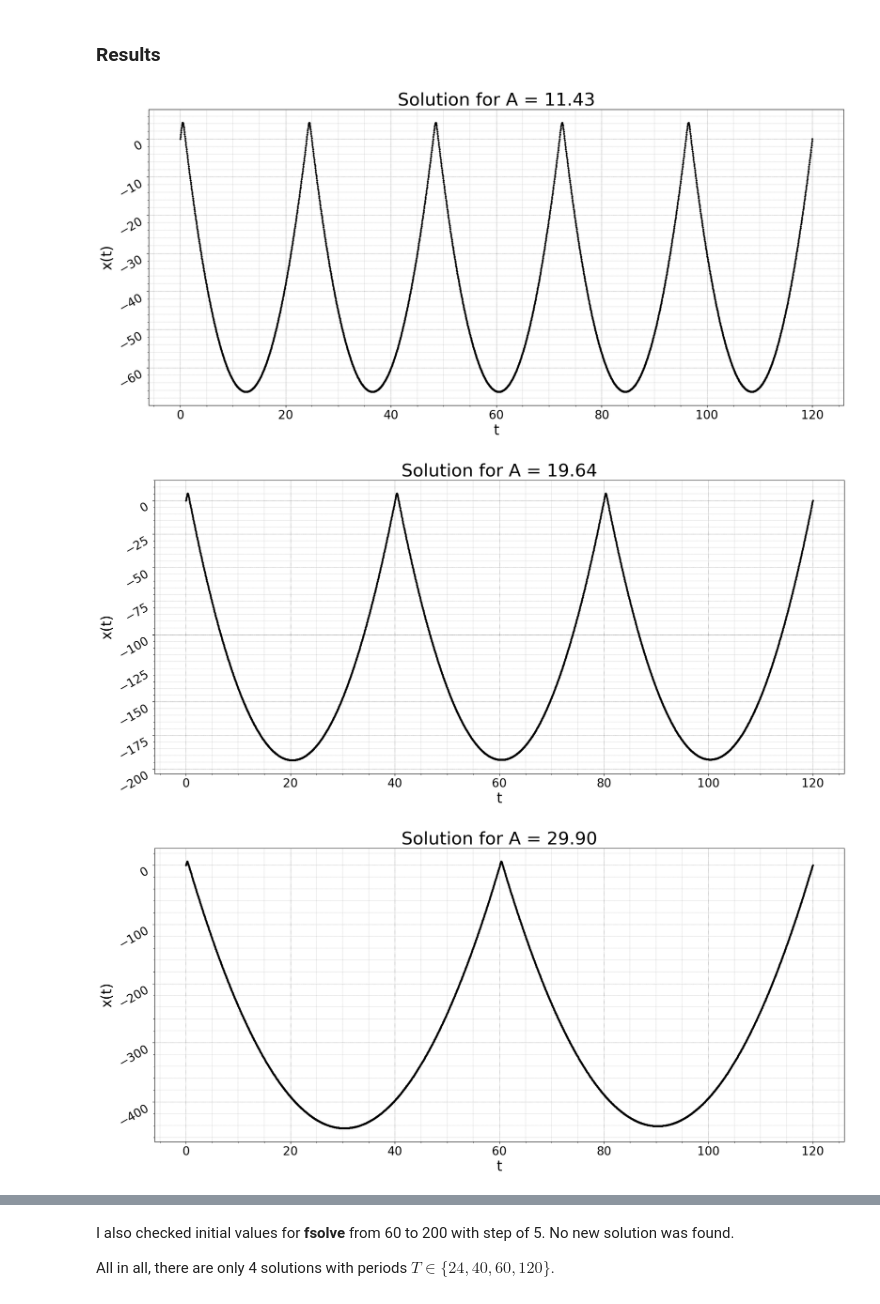
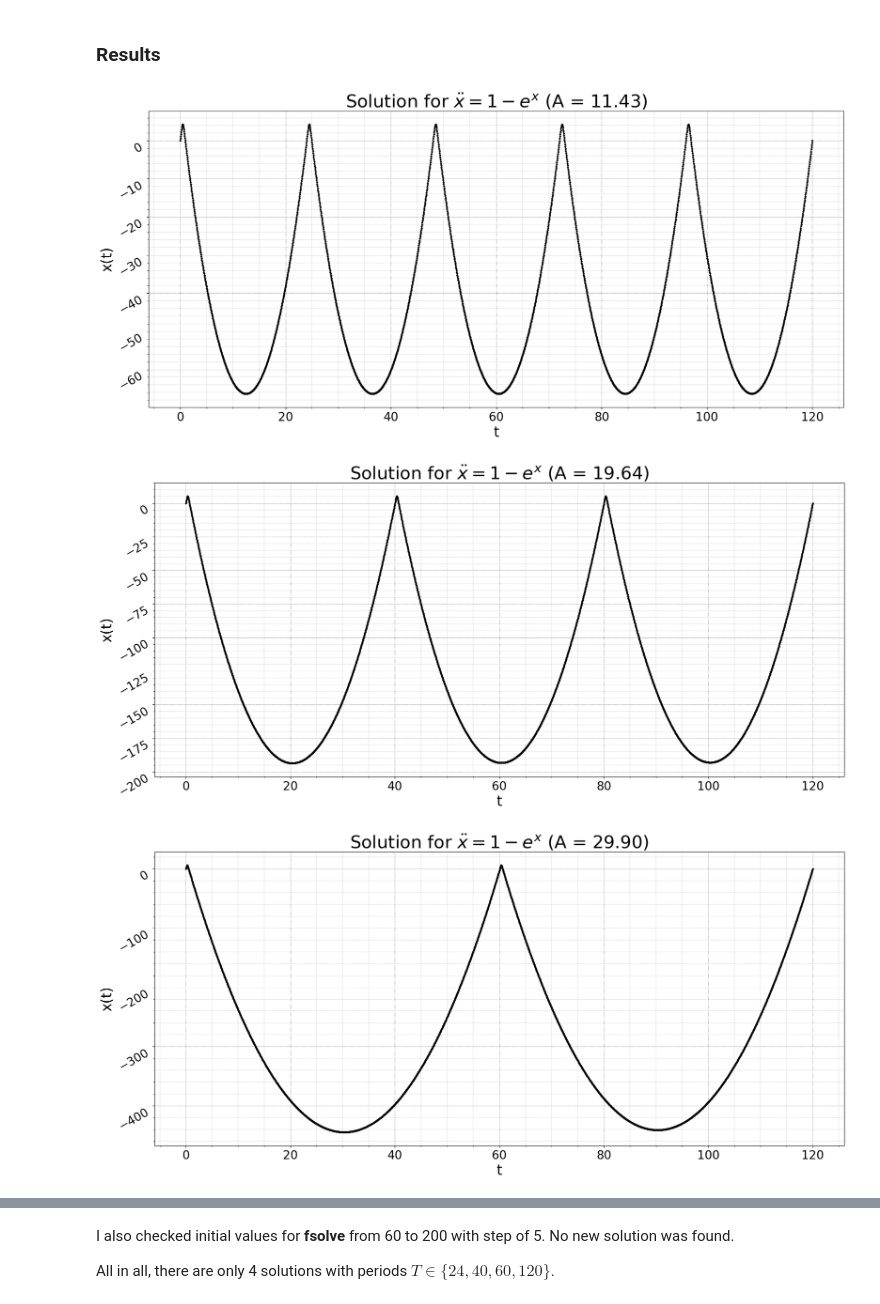
Before and after one commit to KetchuppOfficial/Computational_Mathematics, a Jupyter notebook: lab-8: boundary-value problem/lab-8.ipynb, the cells around one changed output, grey strips where cells are left out. Cells and saved outputs as stored; diff of their text form; code cells hidden in the pictures.

```diff
--- a/lab-8: boundary-value problem/lab-8.ipynb
+++ b/lab-8: boundary-value problem/lab-8.ipynb
@@ -293,19 +277,22 @@ warnings.filterwarnings('ignore', category=RuntimeWarning) # shut fsolve up for
 # %% [markdown]
 ## Common function for drawing plots
 # %%
-def draw(t, x, a):
+def draw(equation, x, x_label, y, y_label, param = None, param_name = None):
 
     plt.figure(figsize = (21, 9), dpi = 100)
-    plt.title(f"Solution for A = {a:.2f}", fontsize = 30)
+    if param == None:
+        plt.title(f"Solution for {equation}", fontsize = 30)
+    else:
+        plt.title(f"Solution for {equation} ({param_name} = {param:.2f})", fontsize = 30)
 
-    plt.xlabel("t", fontsize = 24)
+    plt.xlabel(x_label, fontsize = 24)
     plt.xticks(fontsize =  20, ha = "center", va = "top")
 
-    plt.ylabel("x(t)", fontsize = 24)
+    plt.ylabel(y_label, fontsize = 24)
     plt.yticks(fontsize = 20, rotation = 30, ha = "right", va = "top")
 
-    plt.scatter(t, x, s = 5, color = "black")
-    plt.plot(t, x, linewidth = 1, color = "black")
+    plt.scatter(x, y, s = 5, color = "black")
+    plt.plot(x, y, linewidth = 1, color = "black")
 
     plt.grid (color = "black", linewidth = 0.45, linestyle = "dotted")
     plt.minorticks_on()
@@ -391,19 +378,19 @@ def shooting_method(F, solver, t_1, x_1, t_2, x_2, N, initial_approx):
 # %%
 N = 2400
 initial_approximations = [11.0, 19.0, 29.0, 68.8] # these values were chosen by precomputing
 n_approx = len(initial_approximations)
 
 T = np.empty(shape=(n_approx, N + 1))
 X = np.empty(shape=(n_approx, N + 1))
 A = np.empty(n_approx)
 
 for i, initial in enumerate(initial_approximations):
     T[i], x, A[i] = shooting_method(F, solve_cauchy, t_1, x_1, t_2, x_2, N, initial)
     X[i] = x.transpose()[1] # we need only x, not its derivative
 
 for t, x, a in zip(T, X, A):
-    draw(t, x, a)
+    draw("$\\ddot{x} = 1 - e^x$", t, "t", x, "x(t)", a, "A")
 # %% [output]
-[figure, old version]
+[figure, new version]
-[figure, old version]
+[figure, new version]
-[figure, old version]
+[figure, new version]
```
Also changed, not shown: parts of 12 cells of this notebook.
